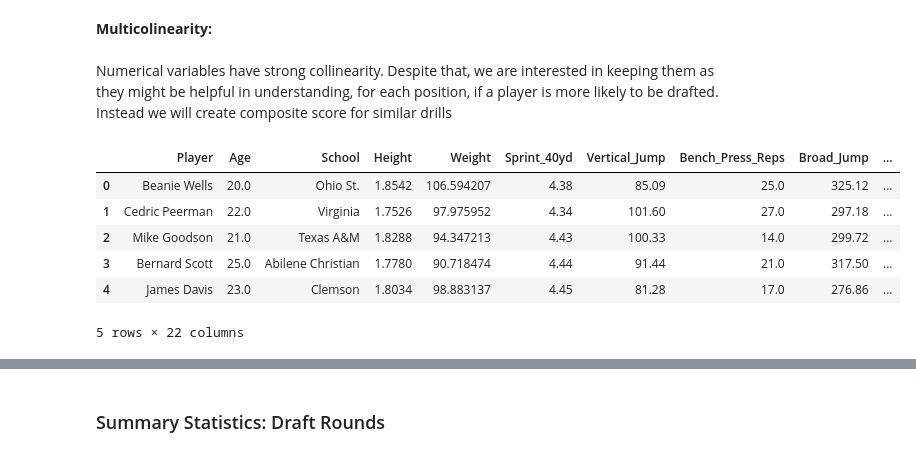
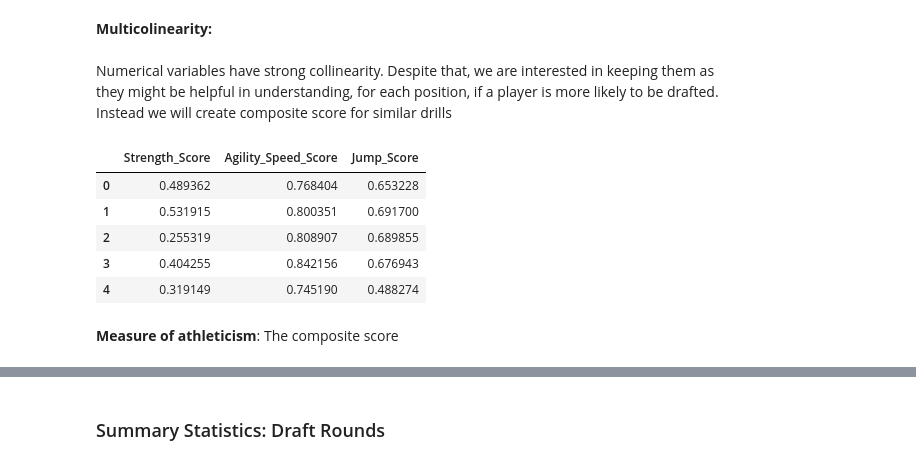
Before and after one commit to Gregcrooks75/NFL_analysis, a Jupyter notebook: NFL Project.ipynb, the cells around one changed output, grey strips where cells are left out. Saved outputs shown, nothing was run; the diff lists cells and outputs as text; code cells hidden in the pictures.

```diff
--- a/NFL Project.ipynb
+++ b/NFL Project.ipynb
@@ -115,17 +122,19 @@ Let's inspect each relevant variable:
 1. Age seems to have a high number of upper bound outliers, with players drafted at 21+ players being drafted after 24. We find 2 lower bound outliers with 2 players drafted at 18 and 19
 2. For each of drill, we tend to find outliers for players performing poorly. Inversely, outside of Bench press (8 upper bound outliers) we do not find many outliers outclassing the other players.
 # %%
+import warnings
 import matplotlib.pyplot as plt
 import seaborn as sns
 import numpy as np
 
-# Assuming you have the necessary imports and dataframe already loaded.
-num_cols = df.loc[:, df.columns != 'Year']
-# Select numerical columns from the DataFrame
-num_cols = num_cols.select_dtypes(include='number').columns
+# Suppress the specific FutureWarning message
+warnings.filterwarnings("ignore", category=FutureWarning, module="matplotlib.cbook")
+
+# Select numerical columns, excluding 'Year'
+num_cols = df.select_dtypes(include='number').columns
 
 # Set up the figure for subplots
-n_cols = 2# Number of columns for subplots
+n_cols = 2  # Number of columns for subplots
 n_rows = len(num_cols) // n_cols + int(len(num_cols) % n_cols > 0)
 
 plt.figure(figsize=(15, 5 * n_rows))
@@ -133,8 +142,8 @@ plt.figure(figsize=(15, 5 * n_rows))
 # Loop through each numerical variable and create a subplot
 for i, col in enumerate(num_cols):
     # Calculate the mean and standard deviation, ignoring NaN values
-    mean = np.nanmean(df[col])
-    std_dev = np.nanstd(df[col])
+    mean = np.nanmean(df[col].to_numpy())  # Convert to numpy array
+    std_dev = np.nanstd(df[col].to_numpy())  # Convert to numpy array
 
     # Calculate the lower and upper bound values based on z-scores of -3 and 3
     lower = mean - 3 * std_dev
@@ -718,31 +741,35 @@ plt.show()
 # %%
 import pandas as pd
 
 # Assuming 'df' is your DataFrame
 
 # Normalize a column to a 0-1 scale
 def normalize_column(df, column_name):
     return (df[column_name] - df[column_name].min()) / (df[column_name].max() - df[column_name].min())
 
 # Create Strength Score
 df['Strength_Score'] = normalize_column(df, 'Bench_Press_Reps')
 
 # Create Jump Score by averaging the normalized Vertical Jump and Broad Jump
 df['Jump_Score'] = (normalize_column(df, 'Vertical_Jump') + normalize_column(df, 'Broad_Jump')) / 2
 
 # Create Agility & Speed Score by averaging the normalized Agility 3 cone, 40 yard sprint, and Shuttle
 # For sprint times and agility, lower values are better, so we subtract the normalized values from 1
 df['Agility_Speed_Score'] = (1 - normalize_column(df, 'Sprint_40yd') +
                               1 - normalize_column(df, 'Agility_3cone') +
                               1 - normalize_column(df, 'Shuttle')) / 3
 
+df = df.drop(columns=['Sprint_40yd',
+       'Vertical_Jump', 'Bench_Press_Reps', 'Broad_Jump', 'Agility_3cone',
+       'Shuttle'])
 # Display the first few rows to check the new columns
-df.head()
+df.loc[:,["Strength_Score", "Agility_Speed_Score", "Jump_Score"]].head()
 # %% [output]
-|  | Player | Age | School | Height | Weight | Sprint_40yd | Vertical_Jump | Bench_Press_Reps | Broad_Jump | ... |
-| 0 | Beanie Wells | 20.0 | Ohio St. | 1.8542 | 106.594207 | 4.38 | 85.09 | 25.0 | 325.12 | ... |
-| 1 | Cedric Peerman | 22.0 | Virginia | 1.7526 | 97.975952 | 4.34 | 101.60 | 27.0 | 297.18 | ... |
-| 2 | Mike Goodson | 21.0 | Texas A&M | 1.8288 | 94.347213 | 4.43 | 100.33 | 14.0 | 299.72 | ... |
-| 3 | Bernard Scott | 25.0 | Abilene Christian | 1.7780 | 90.718474 | 4.44 | 91.44 | 21.0 | 317.50 | ... |
-| 4 | James Davis | 23.0 | Clemson | 1.8034 | 98.883137 | 4.45 | 81.28 | 17.0 | 276.86 | ... |
+|  | Strength_Score | Agility_Speed_Score | Jump_Score |
+| 0 | 0.489362 | 0.768404 | 0.653228 |
+| 1 | 0.531915 | 0.800351 | 0.691700 |
+| 2 | 0.255319 | 0.808907 | 0.689855 |
+| 3 | 0.404255 | 0.842156 | 0.676943 |
+| 4 | 0.319149 | 0.745190 | 0.488274 |
-5 rows × 22 columns
+# %% [markdown]
+<b> Measure of athleticism</b>: The composite score
```
Also changed, not shown: parts of 116 cells of this notebook.
